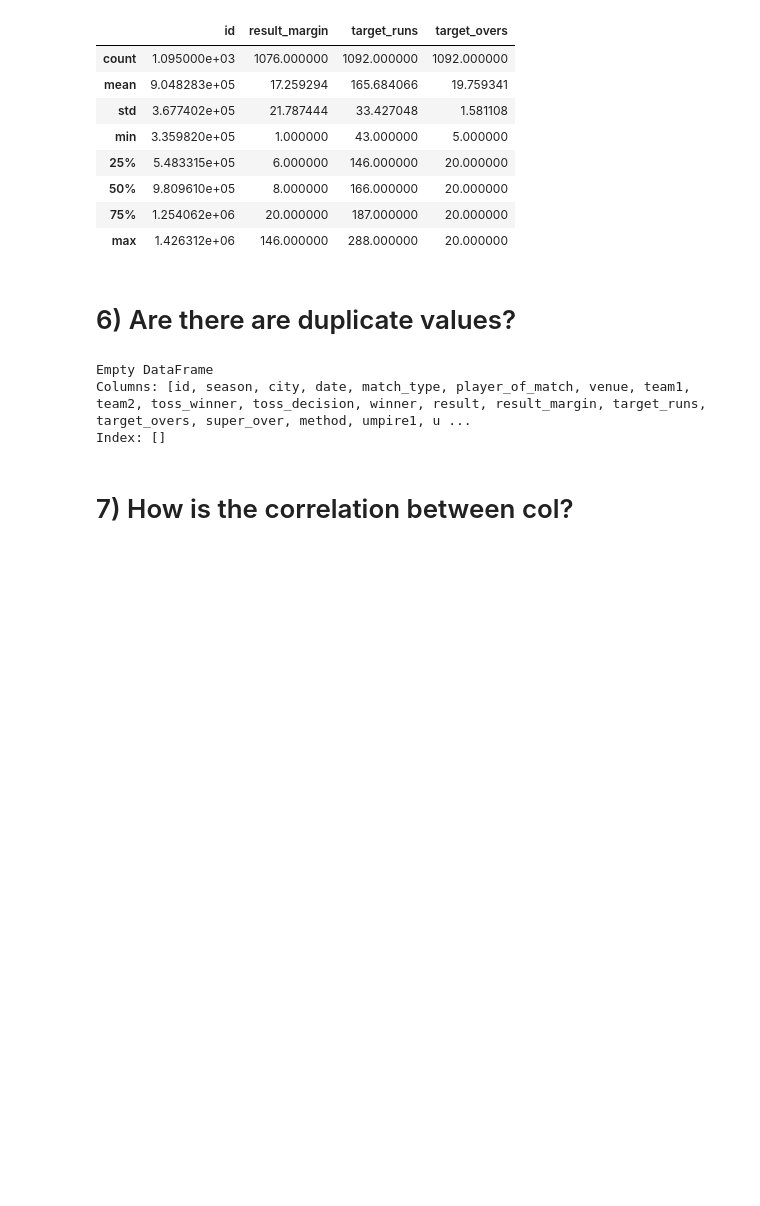
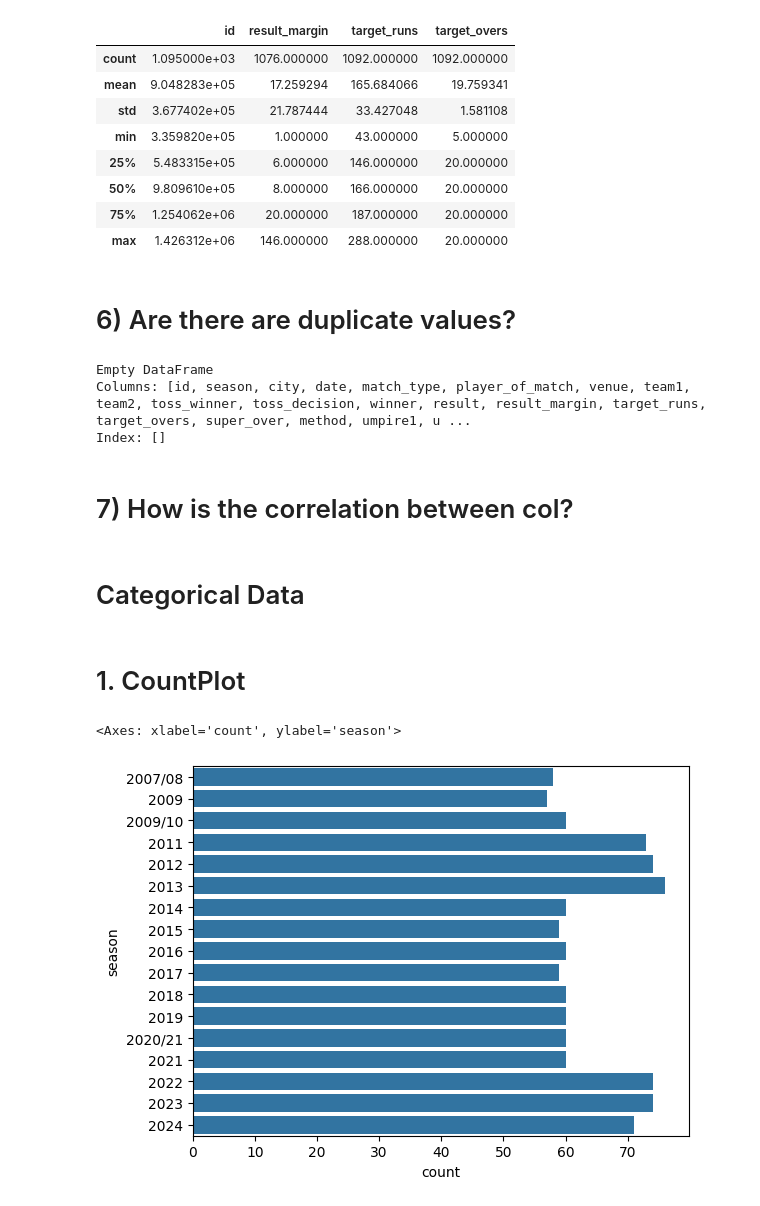
Before and after one commit to ABaditya07/Basic_operations_datasets, a Jupyter notebook: Steps.ipynb, the cells around one changed output. Saved outputs shown, nothing was run; the diff lists cells and outputs as text; code cells hidden in the pictures; blank space fills up the shorter version.

```diff
--- a/Steps.ipynb
+++ b/Steps.ipynb
@@ -128,3 +135,7 @@ Index: []
 # 7) How is the correlation between col?
 # %%
 df.corr()
+# %% [markdown]
+# Categorical Data
+# %% [markdown]
+# 1. CountPlot
@@ -130,0 +144,6 @@ df.corr()
+# %%
+sns.countplot(df['season'])
+#df['season'].value_counts().plot(kind='bar')
+# %% [output]
+<Axes: xlabel='count', ylabel='season'>
+[figure, added]
```
Also changed, not shown: parts of 14 cells of this notebook.
